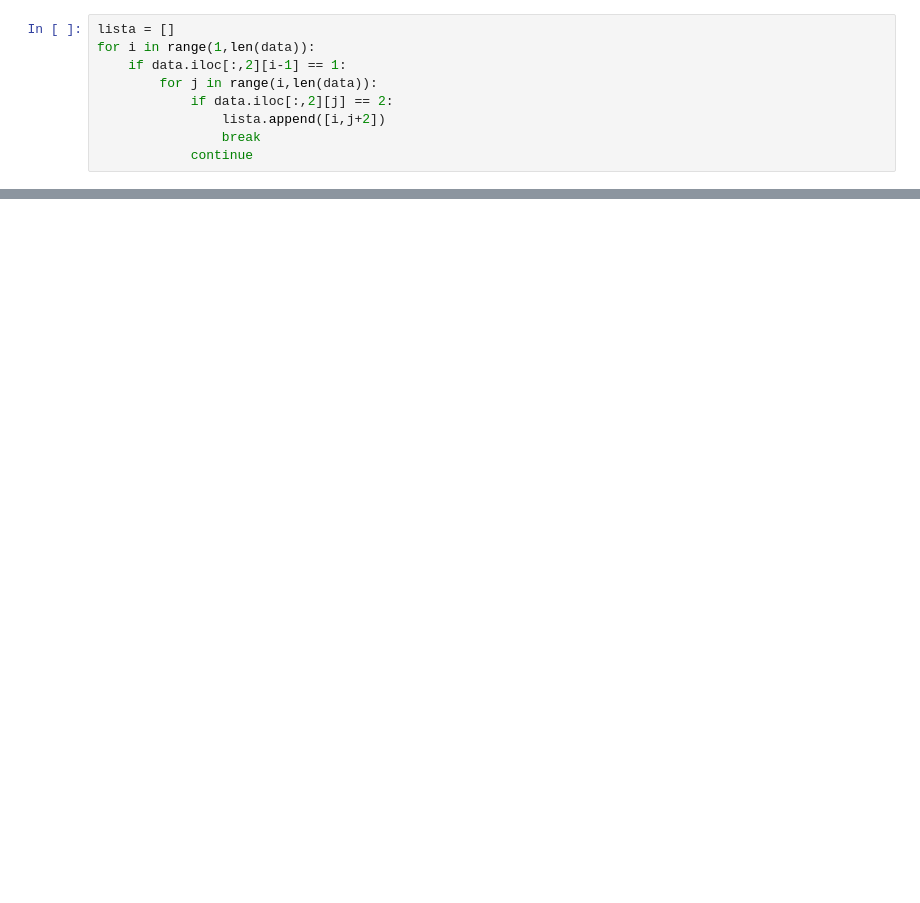
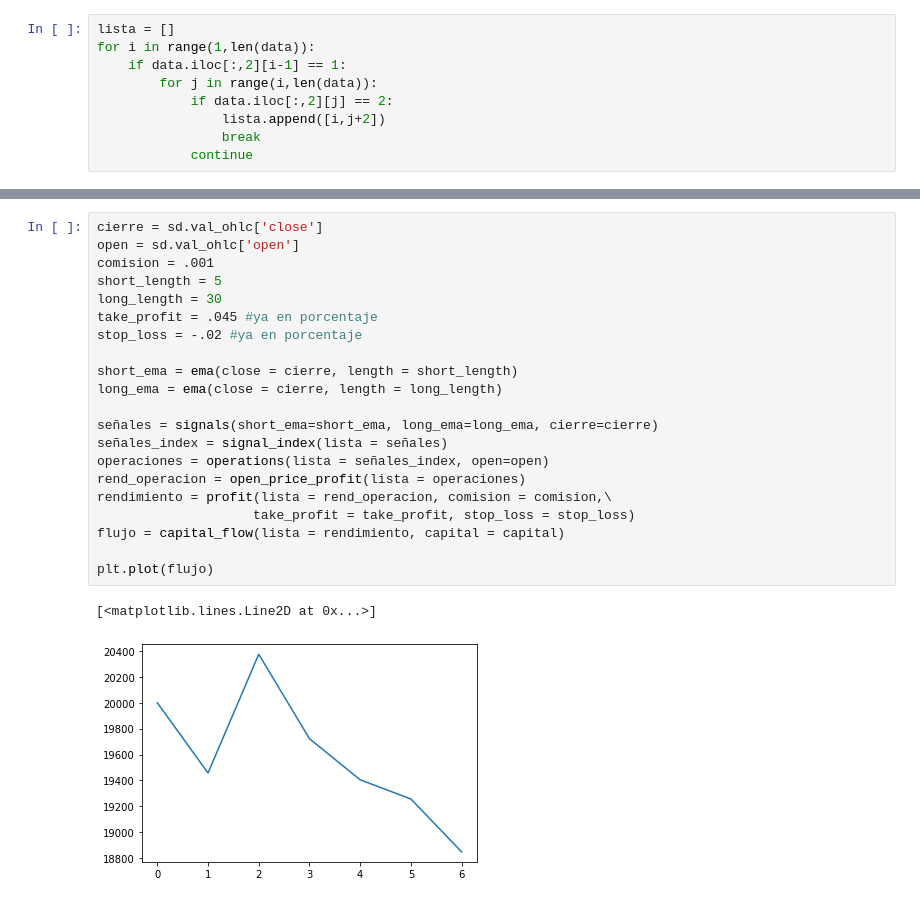
Before and after one commit to LuisCarlosAlvarado/myst_lab2_lcag, a Jupyter notebook: borrador.ipynb, the cells around one changed output, grey strips where cells are left out. Drawn from its saved outputs; the diff is of its cells as text; blank space fills up the shorter version.

```diff
--- a/borrador.ipynb
+++ b/borrador.ipynb
@@ -245,0 +426,24 @@ max(resultado), longitud[resultado.index(max(resultado))]
+# %%
+cierre = sd.val_ohlc['close']
+open = sd.val_ohlc['open']
+comision = .001
+short_length = 5
+long_length = 30
+take_profit = .045 #ya en porcentaje
+stop_loss = -.02 #ya en porcentaje
+
+short_ema = ema(close = cierre, length = short_length)
+long_ema = ema(close = cierre, length = long_length)
+
+señales = signals(short_ema=short_ema, long_ema=long_ema, cierre=cierre)
+señales_index = signal_index(lista = señales)
+operaciones = operations(lista = señales_index, open=open)
+rend_operacion = open_price_profit(lista = operaciones)
+rendimiento = profit(lista = rend_operacion, comision = comision,\
+                    take_profit = take_profit, stop_loss = stop_loss)
+flujo = capital_flow(lista = rendimiento, capital = capital)
+
+plt.plot(flujo)
+# %% [output]
+[<matplotlib.lines.Line2D at 0x...>]
+[figure, added]
```
Also changed, not shown: parts of 47 cells of this notebook, 2 other files.
